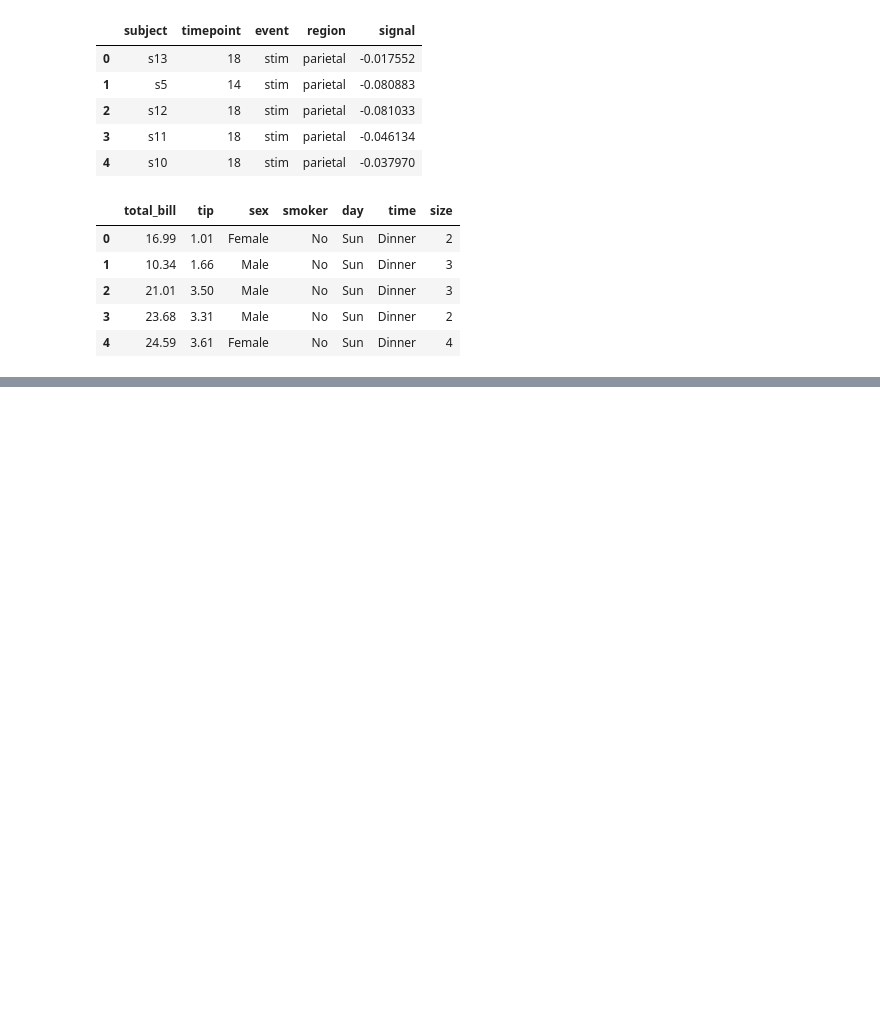
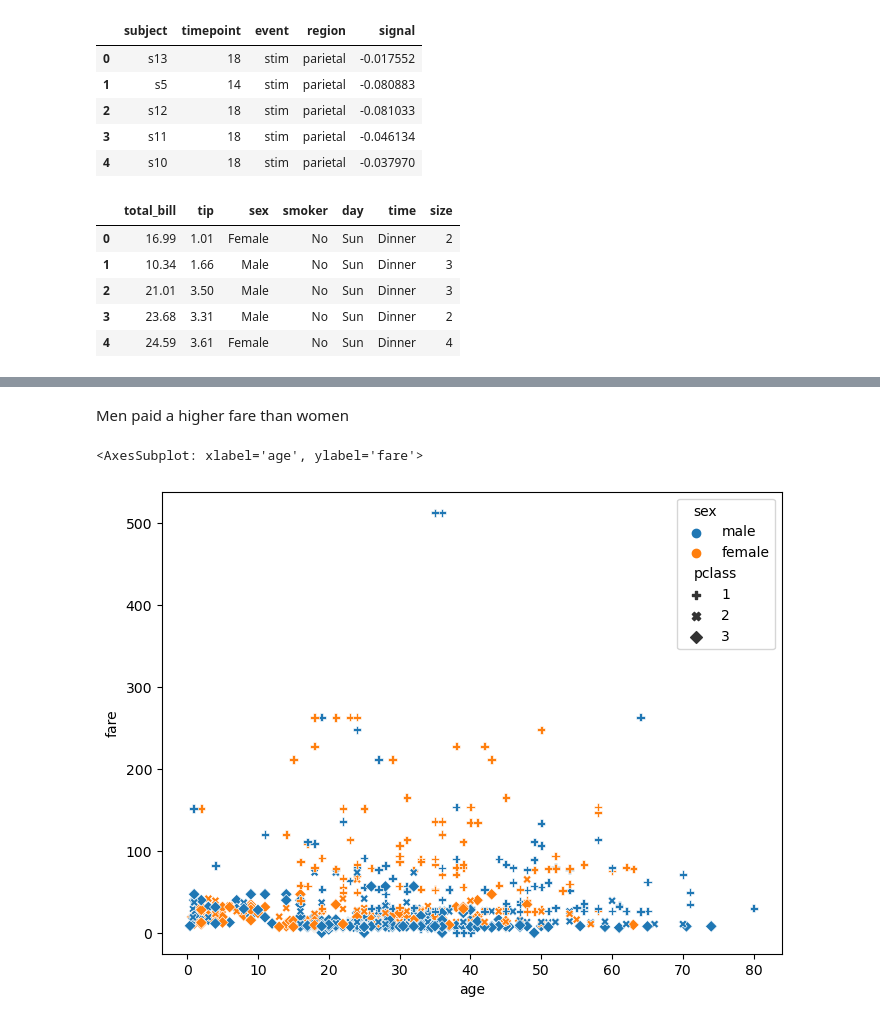
Before and after one commit to raulsiqueira96/seaborn_practice, a Jupyter notebook: Seaborn.ipynb, the cells around one changed output, grey strips where cells are left out. Drawn from its saved outputs; the diff is of its cells as text; code cells hidden in the pictures; blank space fills up the shorter version.

```diff
--- a/Seaborn.ipynb
+++ b/Seaborn.ipynb
@@ -45,0 +73,10 @@ tips.head()
+# %% [markdown]
+Men paid a higher fare than women
+# %%
+plt.figure(figsize=(8,6))
+
+markers = {1:'P', 2:'X', 3:'D'} # P, X, and D are markers
+sns.scatterplot(data=titanic, x='age', y='fare', hue='sex', style='pclass', markers=markers)
+# %% [output]
+<AxesSubplot: xlabel='age', ylabel='fare'>
+[figure, added]
```
Also changed, not shown: parts of 13 cells of this notebook.
